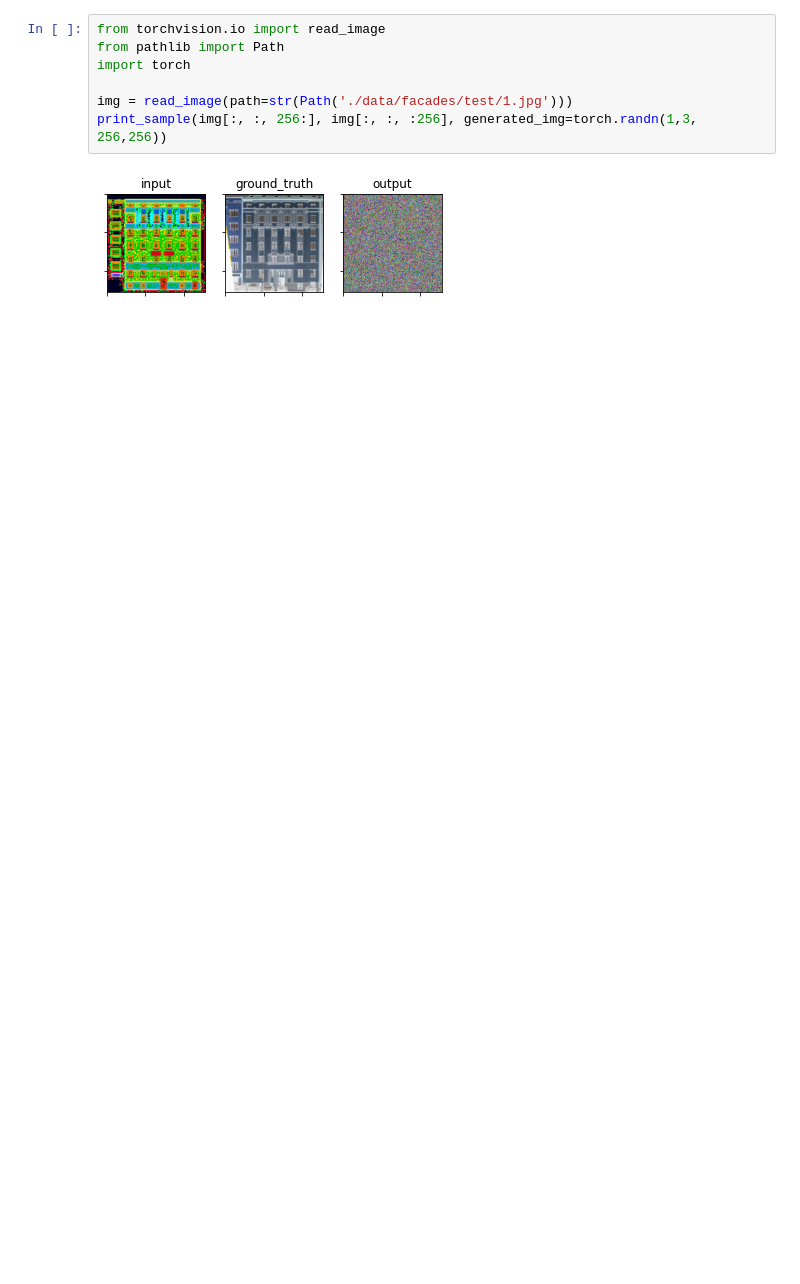
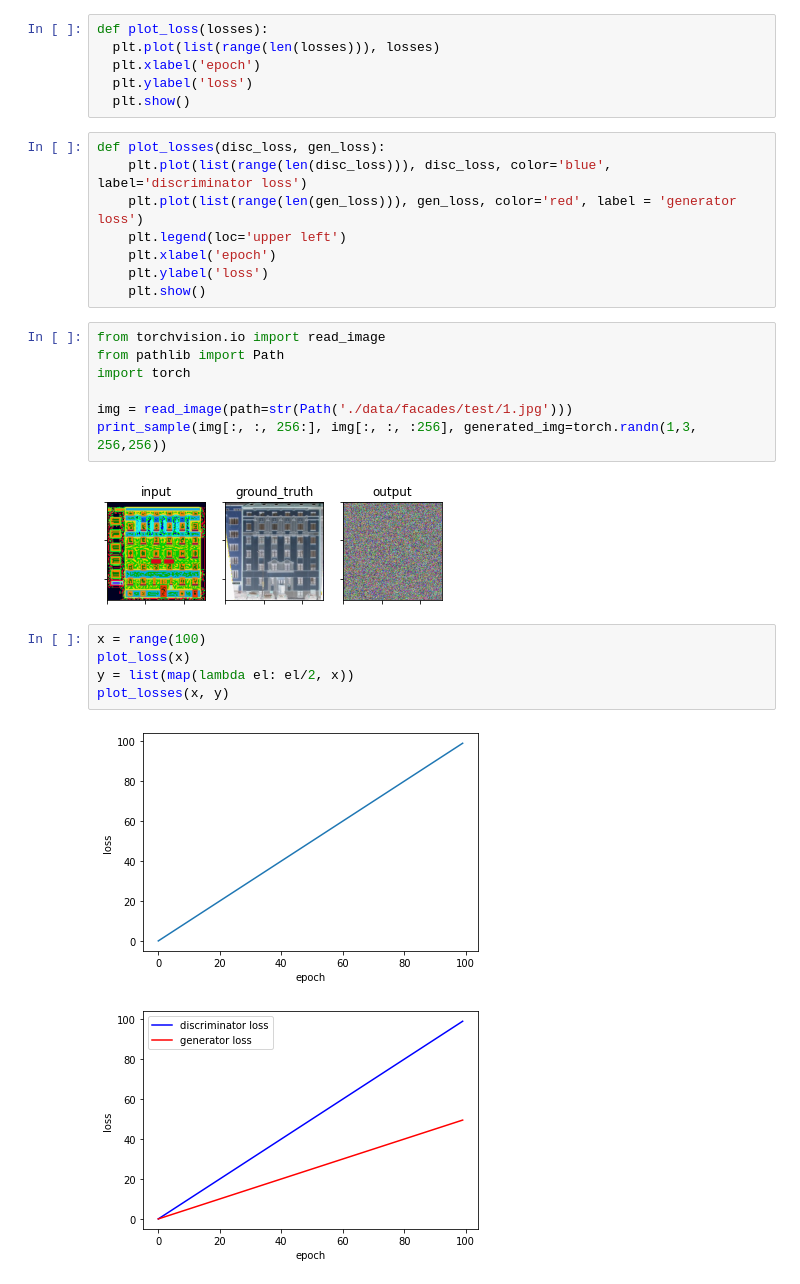
Before and after one commit to marijal74/ml_pix2pix, a Jupyter notebook: utils.ipynb, the cells around one changed output. Saved outputs shown, nothing was run; the diff lists cells and outputs as text; blank space fills up the shorter version.

Commit message:
Add util methods for plotting losses through epochs (#5)

```diff
--- a/utils.ipynb
+++ b/utils.ipynb
@@ -22,6 +22,20 @@ def print_sample(input, ground_truth, generated_img, row=0):
         axs[row, i].set_xticklabels([])
         axs[row, i].set_yticklabels([])
     plt.show()
+# %%
+def plot_loss(losses):
+  plt.plot(list(range(len(losses))), losses)
+  plt.xlabel('epoch')
+  plt.ylabel('loss')
+  plt.show()
+# %%
+def plot_losses(disc_loss, gen_loss):
+    plt.plot(list(range(len(disc_loss))), disc_loss, color='blue', label='discriminator loss')
+    plt.plot(list(range(len(gen_loss))), gen_loss, color='red', label = 'generator loss')
+    plt.legend(loc='upper left')
+    plt.xlabel('epoch')
+    plt.ylabel('loss')
+    plt.show()
 # %%
 from torchvision.io import read_image
 from pathlib import Path
@@ -31,3 +45,11 @@ img = read_image(path=str(Path('./data/facades/test/1.jpg')))
 print_sample(img[:, :, 256:], img[:, :, :256], generated_img=torch.randn(1,3, 256,256))
 # %% [output]
 [figure]
+# %%
+x = range(100)
+plot_loss(x)
+y = list(map(lambda el: el/2, x))
+plot_losses(x, y)
+# %% [output]
+[figure, added]
+[figure, added]
```
